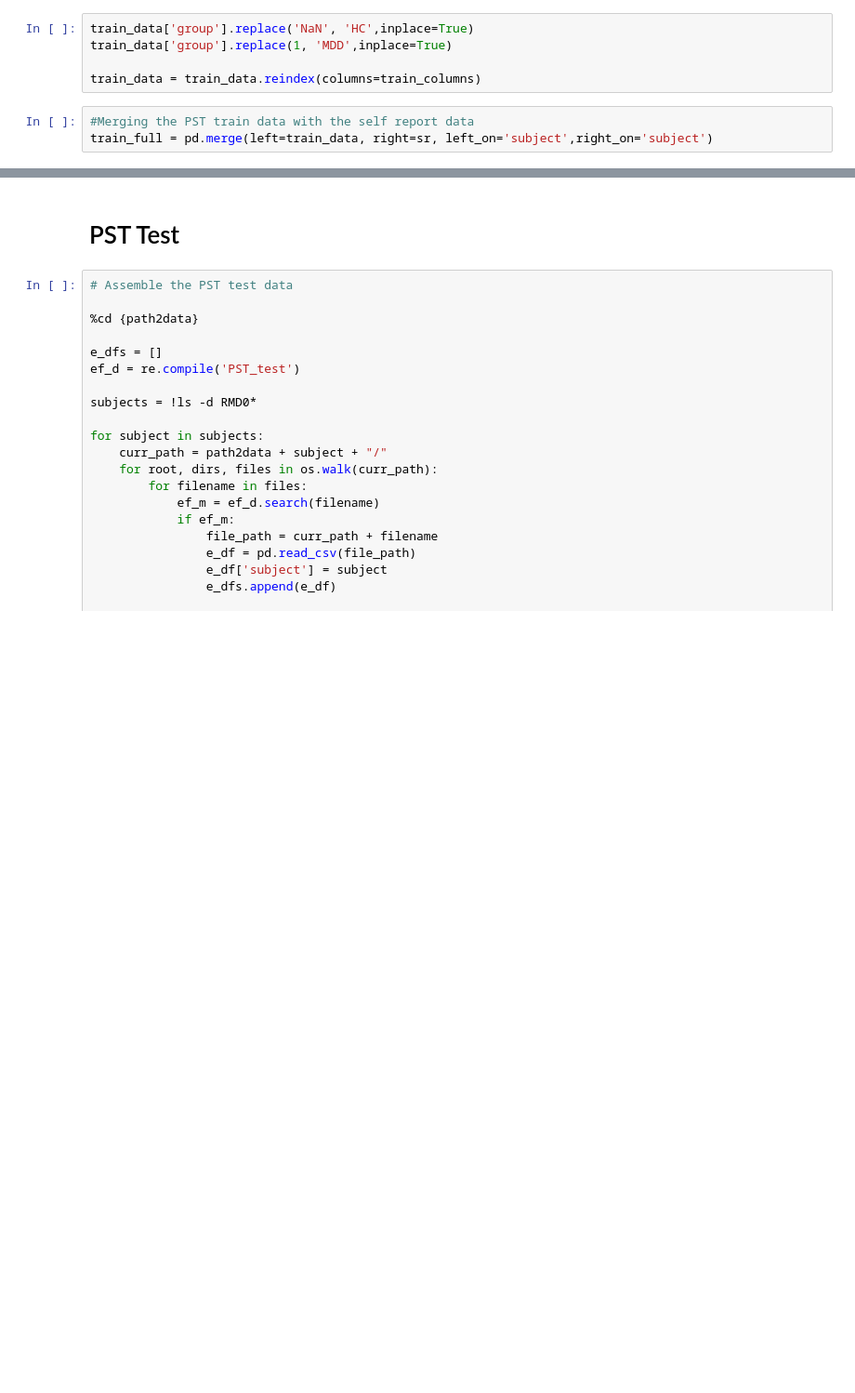
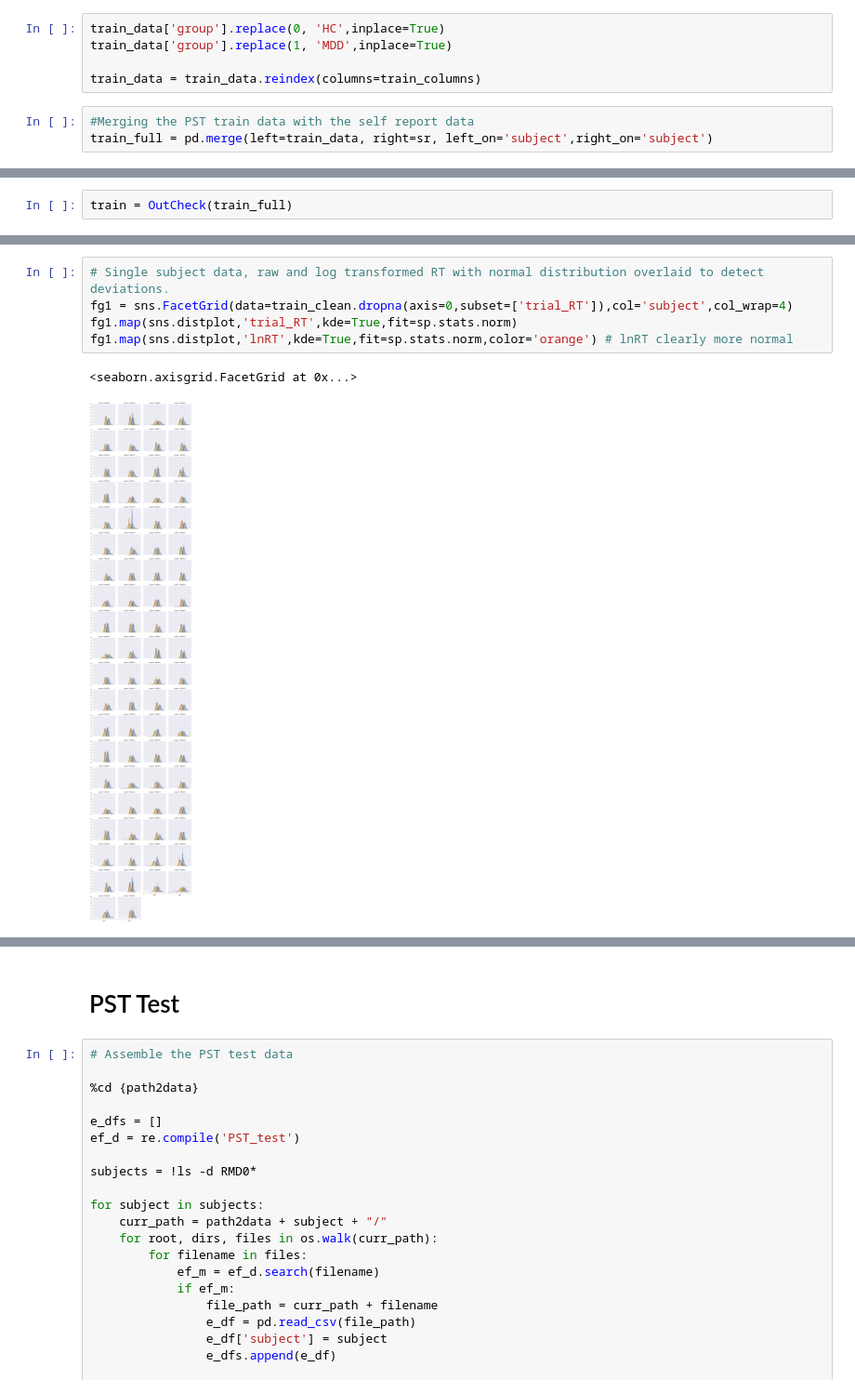
Before and after one commit to ebarrick/RMD_PST, a Jupyter notebook: PST_beh.ipynb, the cells around one changed output, grey strips where cells are left out. Shown at 93% size. Drawn from its saved outputs; the diff is of its cells as text; blank space fills up the shorter version.

Commit message:
cleaned up outlier function, determined number of outlier trials per subject, graphed RT/lnRT.

```diff
--- a/PST_beh.ipynb
+++ b/PST_beh.ipynb
@@ -553,7 +553,7 @@ train_columns = ['subject','group','trial_num','block','trial_RT','lnRT','accura
 # %% [output]
 /Users/ebarrick/Work/Expts/REWMEM/Version4/Data
 # %%
-train_data['group'].replace('NaN', 'HC',inplace=True)
+train_data['group'].replace(0, 'HC',inplace=True)
 train_data['group'].replace(1, 'MDD',inplace=True)
 
 train_data = train_data.reindex(columns=train_columns)
@@ -604,0 +582,2 @@ train_clean.head()
+# %%
+train = OutCheck(train_full)
@@ -604,0 +634,8 @@ train_clean.head()
+# %%
+# Single subject data, raw and log transformed RT with normal distribution overlaid to detect deviations.
+fg1 = sns.FacetGrid(data=train_clean.dropna(axis=0,subset=['trial_RT']),col='subject',col_wrap=4)
+fg1.map(sns.distplot,'trial_RT',kde=True,fit=sp.stats.norm)
+fg1.map(sns.distplot,'lnRT',kde=True,fit=sp.stats.norm,color='orange') # lnRT clearly more normal
+# %% [output]
+<seaborn.axisgrid.FacetGrid at 0x...>
+[figure, added]
```
Also changed, not shown: parts of 14 cells of this notebook.
